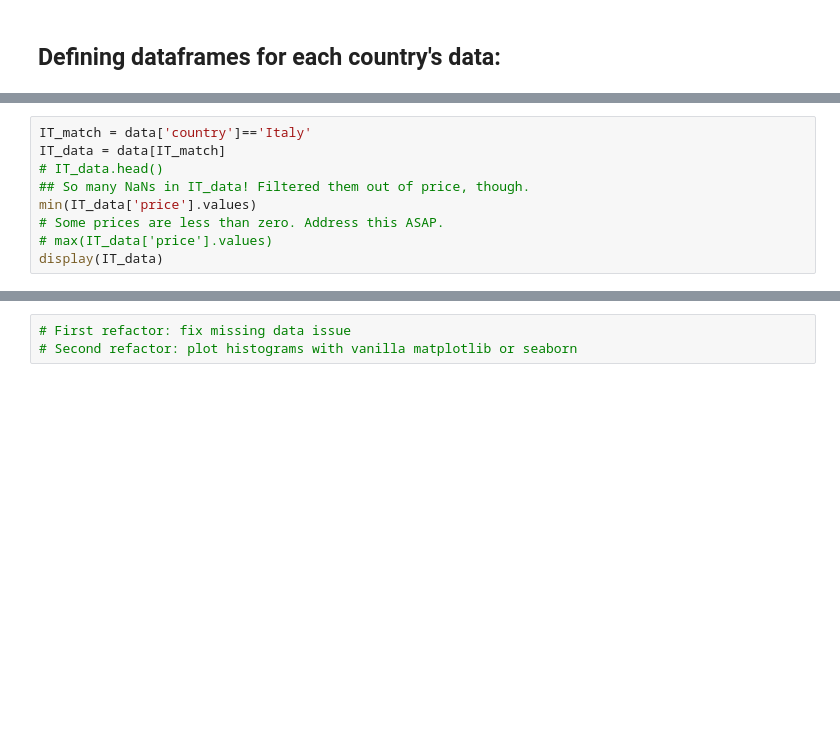
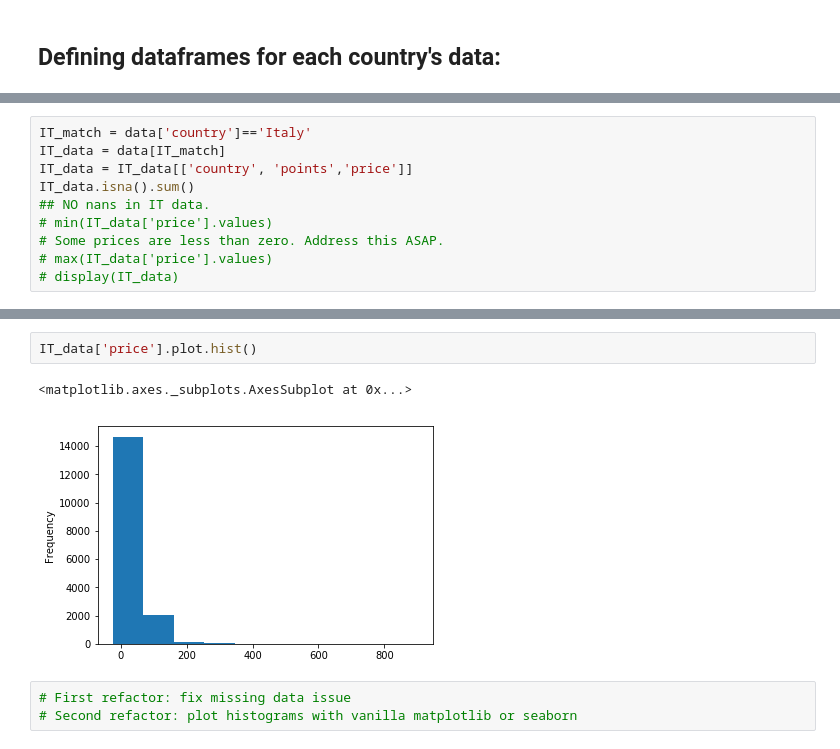
Before and after one commit to mUtterberg/pandata, a Jupyter notebook: WineMag-Pandata.ipynb, the cells around one changed output, grey strips where cells are left out. Drawn from its saved outputs; the diff is of its cells as text; blank space fills up the shorter version.

```diff
--- a/WineMag-Pandata.ipynb
+++ b/WineMag-Pandata.ipynb
@@ -47,10 +75,11 @@ display(FR_data)
 # %%
 IT_match = data['country']=='Italy'
 IT_data = data[IT_match]
-# IT_data.head()
-## So many NaNs in IT_data! Filtered them out of price, though.
-min(IT_data['price'].values)
+IT_data = IT_data[['country', 'points','price']]
+IT_data.isna().sum()
+## NO nans in IT data.
+# min(IT_data['price'].values)
 # Some prices are less than zero. Address this ASAP.
 # max(IT_data['price'].values)
-display(IT_data)
+# display(IT_data)
 # %% [output]
@@ -62,3 +112,8 @@ hist_data = [US_data, FR_data, IT_data]
+# %%
+IT_data['price'].plot.hist()
+# %% [output]
+<matplotlib.axes._subplots.AxesSubplot at 0x...>
+[figure, added]
 # %%
 # First refactor: fix missing data issue
 # Second refactor: plot histograms with vanilla matplotlib or seaborn
```
Also changed, not shown: parts of 22 cells of this notebook.
